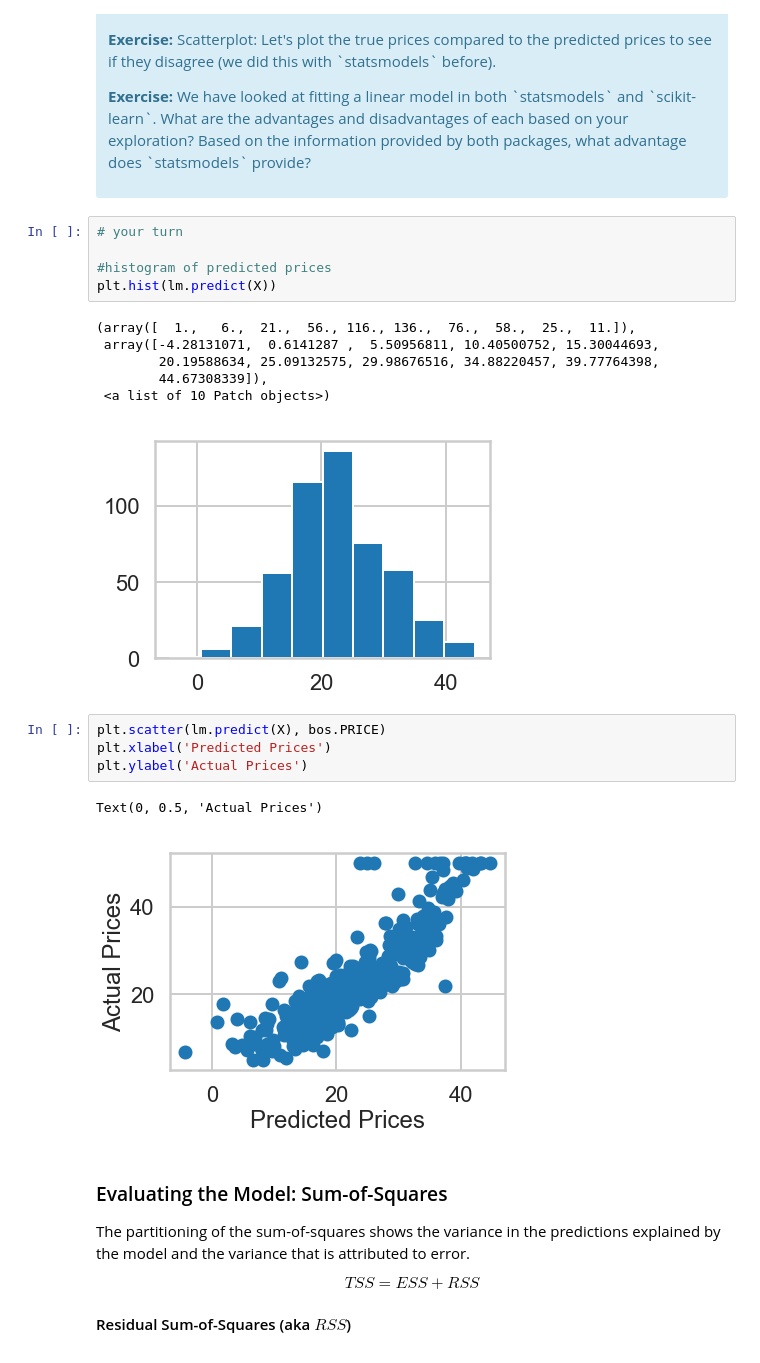
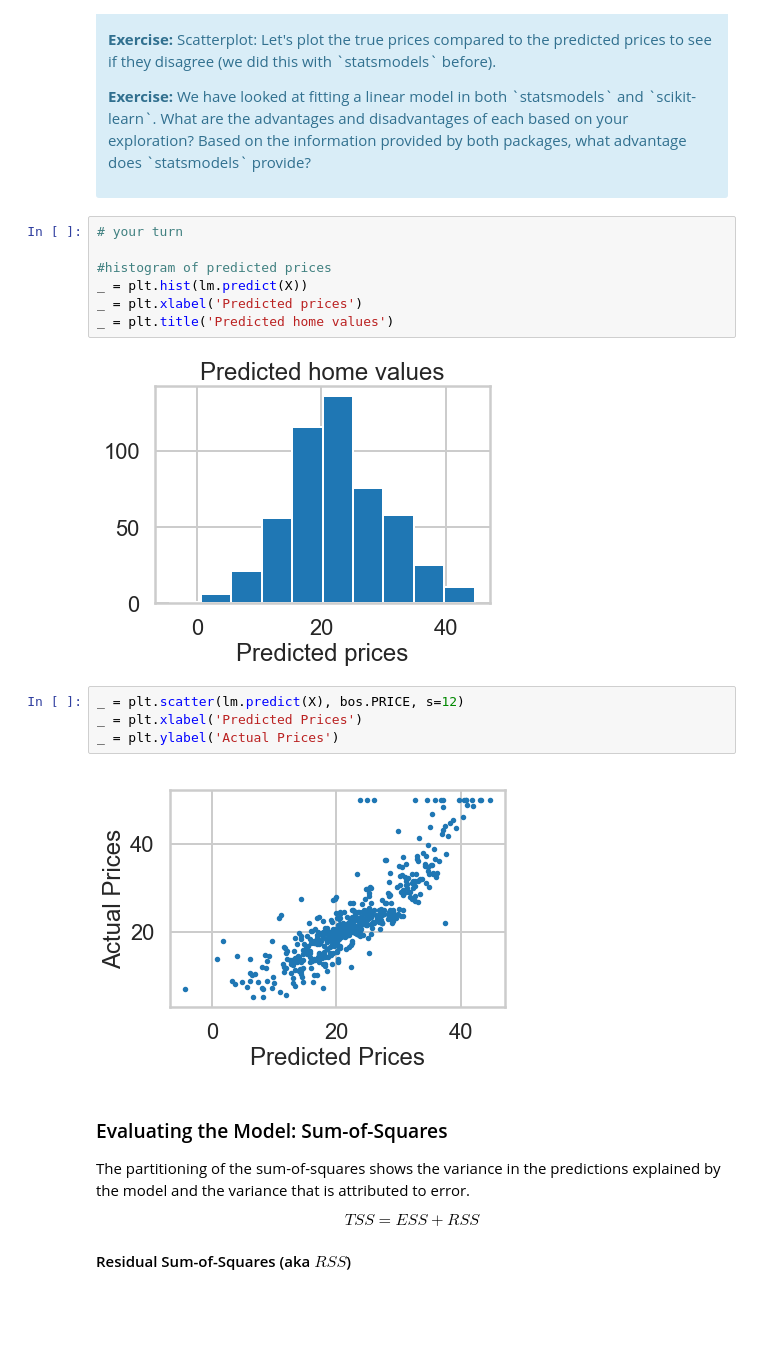
Before and after one commit to twillstw/Springboard-Projects, a Jupyter notebook: Mini_Project_Linear_Regression.ipynb, the cells around one changed output. Cells and saved outputs as stored; diff of their text form; blank space fills up the shorter version.

```diff
--- a/Mini_Project_Linear_Regression.ipynb
+++ b/Mini_Project_Linear_Regression.ipynb
@@ -587,22 +597,18 @@ array([30.00384338, 25.02556238, 30.56759672, 28.60703649, 27.94352423])
 # %%
 # your turn
 
 #histogram of predicted prices
-plt.hist(lm.predict(X))
+_ = plt.hist(lm.predict(X))
+_ = plt.xlabel('Predicted prices')
+_ = plt.title('Predicted home values')
 # %% [output]
-(array([  1.,   6.,  21.,  56., 116., 136.,  76.,  58.,  25.,  11.]),
- array([-4.28131071,  0.6141287 ,  5.50956811, 10.40500752, 15.30044693,
-        20.19588634, 25.09132575, 29.98676516, 34.88220457, 39.77764398,
-        44.67308339]),
- <a list of 10 Patch objects>)
-[figure, old version]
+[figure, new version]
 # %%
-plt.scatter(lm.predict(X), bos.PRICE)
-plt.xlabel('Predicted Prices')
-plt.ylabel('Actual Prices')
+_ = plt.scatter(lm.predict(X), bos.PRICE, s=12)
+_ = plt.xlabel('Predicted Prices')
+_ = plt.ylabel('Actual Prices')
 # %% [output]
-Text(0, 0.5, 'Actual Prices')
-[figure, old version]
+[figure, new version]
 # %% [markdown]
 ### Evaluating the Model: Sum-of-Squares
 
```
Also changed, not shown: parts of 33 cells of this notebook.
